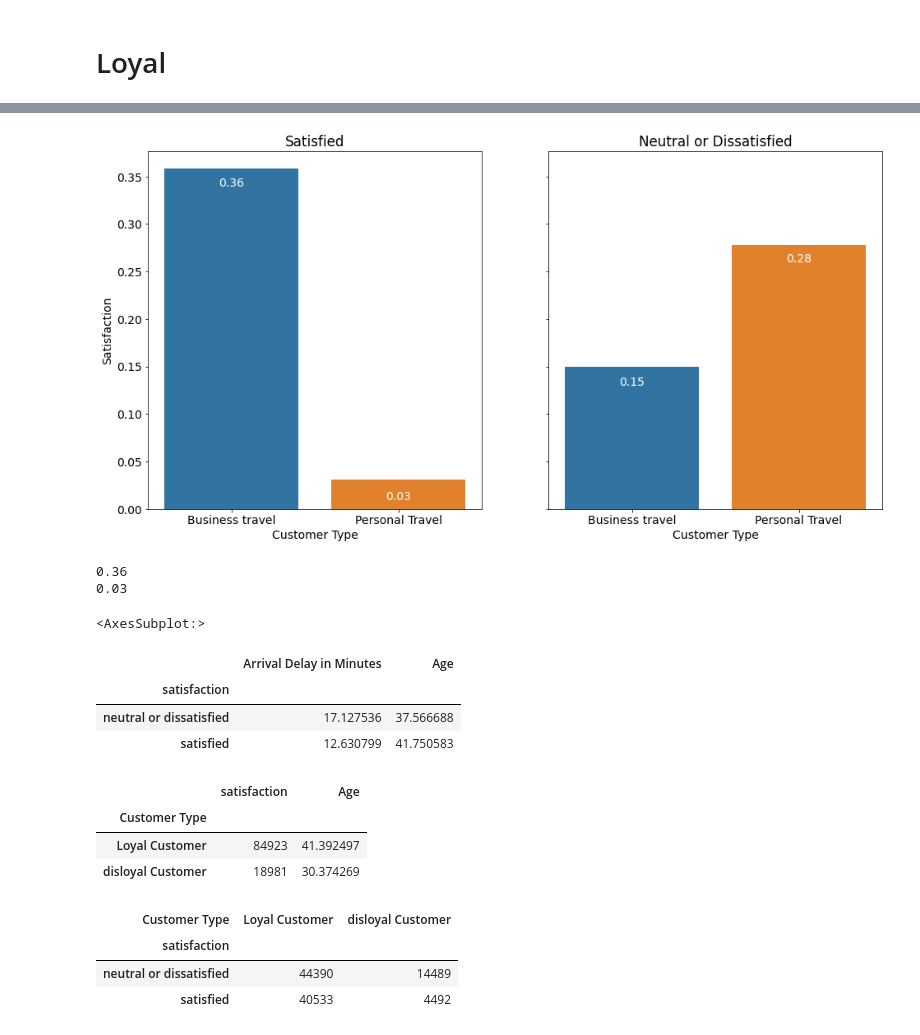
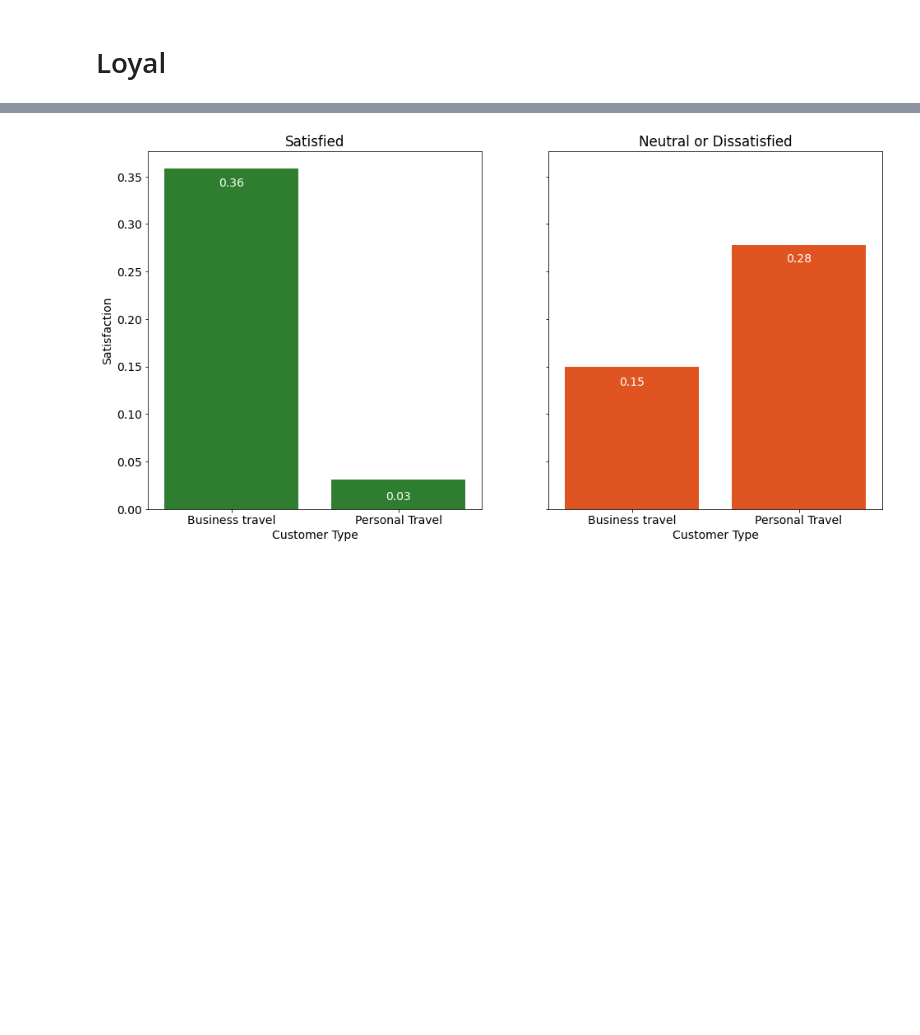
Before and after one commit to SoroushGhaderi/Exploratory_Data_Analysis_Machine_Learning_Projects, a Jupyter notebook: Airline.ipynb, the cells around one changed output, grey strips where cells are left out. Drawn from its saved outputs; the diff is of its cells as text; code cells hidden in the pictures; blank space fills up the shorter version.

```diff
--- a/Airline.ipynb
+++ b/Airline.ipynb
@@ -107,6 +107,16 @@ plt.ylim(0, 600)
 plt.show()
 # %% [output]
 [figure]
+# %%
+def height_notation(plot_name , coordinator , dataframe , color="white", percent = False):
+    total = len(dataframe)
+    for p in plot_name.patches:
+        height = p.get_height().round(2)
+        text = str(float(height))
+        if percent == True:
+            plot_name.text(p.get_x() + p.get_width() / 2 , height + coordinator , text + ' | ' + str(height * 100 // total) + '%' , ha = 'center', color="white")
+        else:
+            plot_name.text(p.get_x() + p.get_width() / 2 , height + coordinator , text , ha = 'center', color=color)
 # %%
 delay_per_class = airline.groupby("Class").agg({"Arrival Delay in Minutes" : np.mean})
 # %%
@@ -128,13 +138,3 @@ type_satisfaction_customer = pd.crosstab(airline["Type of Travel"], [airline["sa
                                          airline["Customer Type"]], normalize=True)
 satisfied = type_satisfaction_customer.iloc[:, type_satisfaction_customer.columns.get_level_values(0)=='satisfied']
 dissatisfied = type_satisfaction_customer.iloc[:, type_satisfaction_customer.columns.get_level_values(0)=='neutral or dissatisfied']
-# %%
-def height_notation(plot_name , coordinator , dataframe , percent = False):
-    total = len(dataframe)
-    for p in plot_name.patches:
-        height = p.get_height().round(2)
-        text = str(float(height))
-        if percent == True:
-            plot_name.text(p.get_x() + p.get_width() / 2 , height + coordinator , text + ' | ' + str(height * 100 // total) + '%' , ha = 'center', color="white")
-        else:
-            plot_name.text(p.get_x() + p.get_width() / 2 , height + coordinator , text , ha = 'center', color="white")
@@ -141,51 +149,18 @@ def height_notation(plot_name , coordinator , dataframe , percent = False):
 # %%
 fig, axis = plt.subplots(1, 2, figsize = (16, 8), sharey=True)
 satisfied_plot = sns.barplot(x=satisfied.index, y=satisfied["satisfied", "Loyal Customer"],
-                             data=satisfied, ax = axis[0])
+                             data=satisfied, ax = axis[0], palette=["forestgreen", "forestgreen"])
 height_notation(satisfied_plot, - 0.02, satisfied)
 satisfied_plot.set_xlabel("Customer Type")
 satisfied_plot.set_ylabel("Satisfaction")
 satisfied_plot.set_title("Satisfied")
 
 dissatisfied_plot = sns.barplot(x=dissatisfied.index, y=dissatisfied["neutral or dissatisfied", "Loyal Customer"],
-                                data = dissatisfied, ax = axis[1])
+                                data = dissatisfied, ax = axis[1], palette=["orangered", "orangered"])
 height_notation(dissatisfied_plot, - 0.02, dissatisfied)
 dissatisfied_plot.set_xlabel("Customer Type")
 dissatisfied_plot.set_ylabel("")
 dissatisfied_plot.set_title("Neutral or Dissatisfied")
 plt.show()
 # %% [output]
-[figure, old version]
+[figure, new version]
-# %%
-for p in satisfied_plot.patches:
-    height = p.get_height().round(2)
-    text = str(float(height))
-    print(height)
-# %% [output]
-0.36
-0.03
-# %%
-axis[1]
-# %% [output]
-<AxesSubplot:>
-# %%
-airline.groupby("satisfaction").agg({"Arrival Delay in Minutes" : np.mean, "Age" : np.mean})
-# %% [output]
-|  | Arrival Delay in Minutes | Age |
-| satisfaction |  |  |
-| neutral or dissatisfied | 17.127536 | 37.566688 |
-| satisfied | 12.630799 | 41.750583 |
-# %%
-airline.groupby("Customer Type").agg({"satisfaction" : "count", "Age" : np.mean})
-# %% [output]
-|  | satisfaction | Age |
-| Customer Type |  |  |
-| Loyal Customer | 84923 | 41.392497 |
-| disloyal Customer | 18981 | 30.374269 |
-# %%
-pd.crosstab(airline["satisfaction"], airline["Customer Type"])
-# %% [output]
-| Customer Type | Loyal Customer | disloyal Customer |
-| satisfaction |  |  |
-| neutral or dissatisfied | 44390 | 14489 |
-| satisfied | 40533 | 4492 |
```
Also changed, not shown: parts of 8 cells of this notebook.
